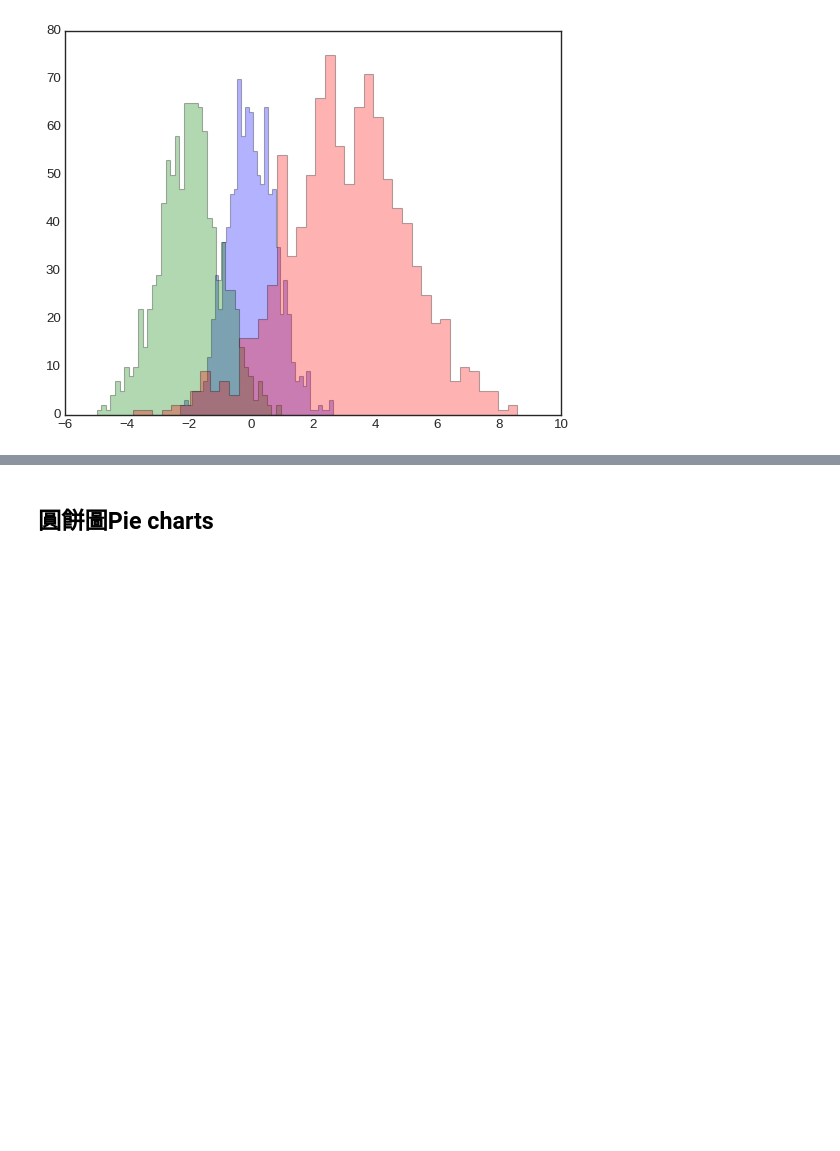
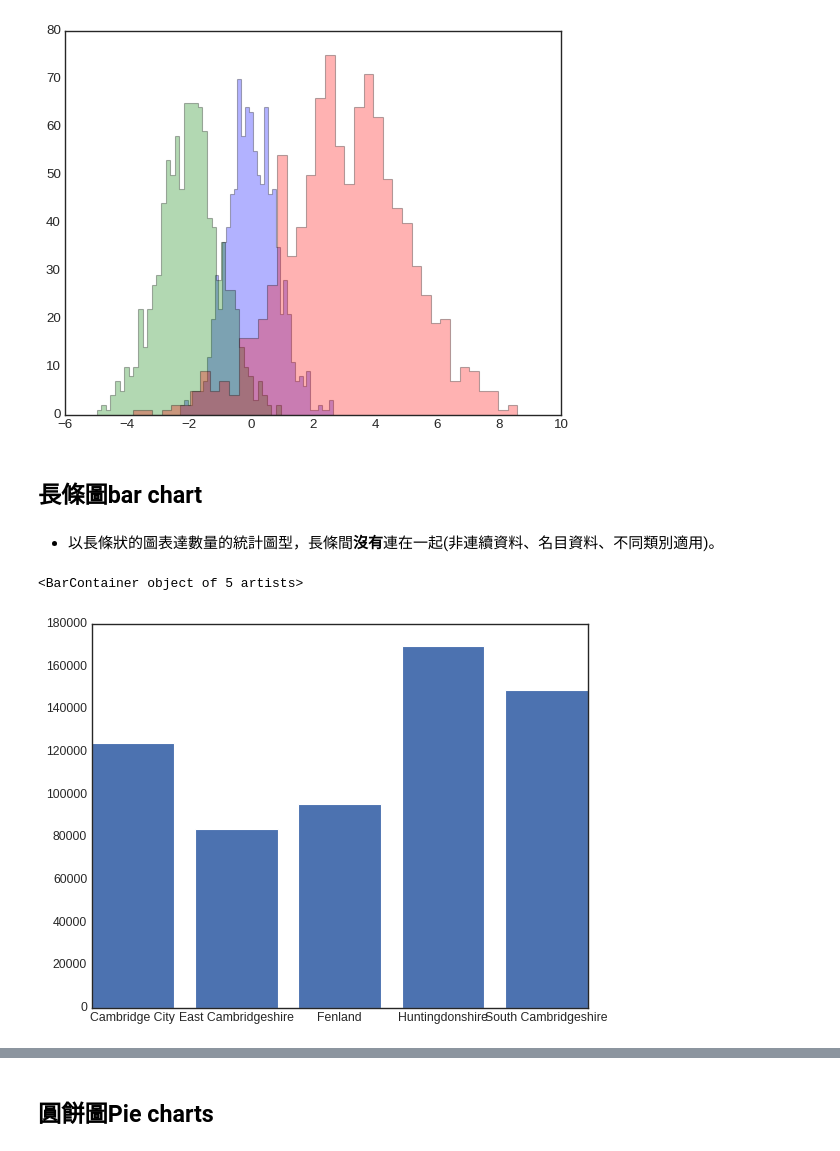
Before and after one commit to willismax/MediaSystem-Python-Course, a Jupyter notebook: 01.Intro-Python/來畫圖好嗎_資料視覺化.ipynb, the cells around one changed output, grey strips where cells are left out. Saved outputs shown, nothing was run; the diff lists cells and outputs as text; code cells hidden in the pictures; blank space fills up the shorter version.

```diff
--- a/01.Intro-Python/來畫圖好嗎_資料視覺化.ipynb
+++ b/01.Intro-Python/來畫圖好嗎_資料視覺化.ipynb
@@ -513,3 +512,24 @@ plt.hist(x2, **kwargs)
 plt.hist(x3, **kwargs);
 # %% [output]
 [figure]
+# %% [markdown]
+## 長條圖bar chart
+# %% [markdown]
+- 以長條狀的圖表達數量的統計圖型，長條間**沒有**連在一起(非連續資料、名目資料、不同類別適用)。
+# %%
+%matplotlib inline
+import numpy as np
+import matplotlib.pyplot as plt
+plt.style.use('seaborn-white')
+
+district = (
+    'Cambridge City',
+    'East Cambridgeshire',
+    'Fenland',
+    'Huntingdonshire',
+    'South Cambridgeshire')
+population = (123900, 83800, 95300, 169500, 148800)
+plt.bar(district, population)
+# %% [output]
+<BarContainer object of 5 artists>
+[figure, added]
```
Also changed, not shown: parts of 14 cells of this notebook.
